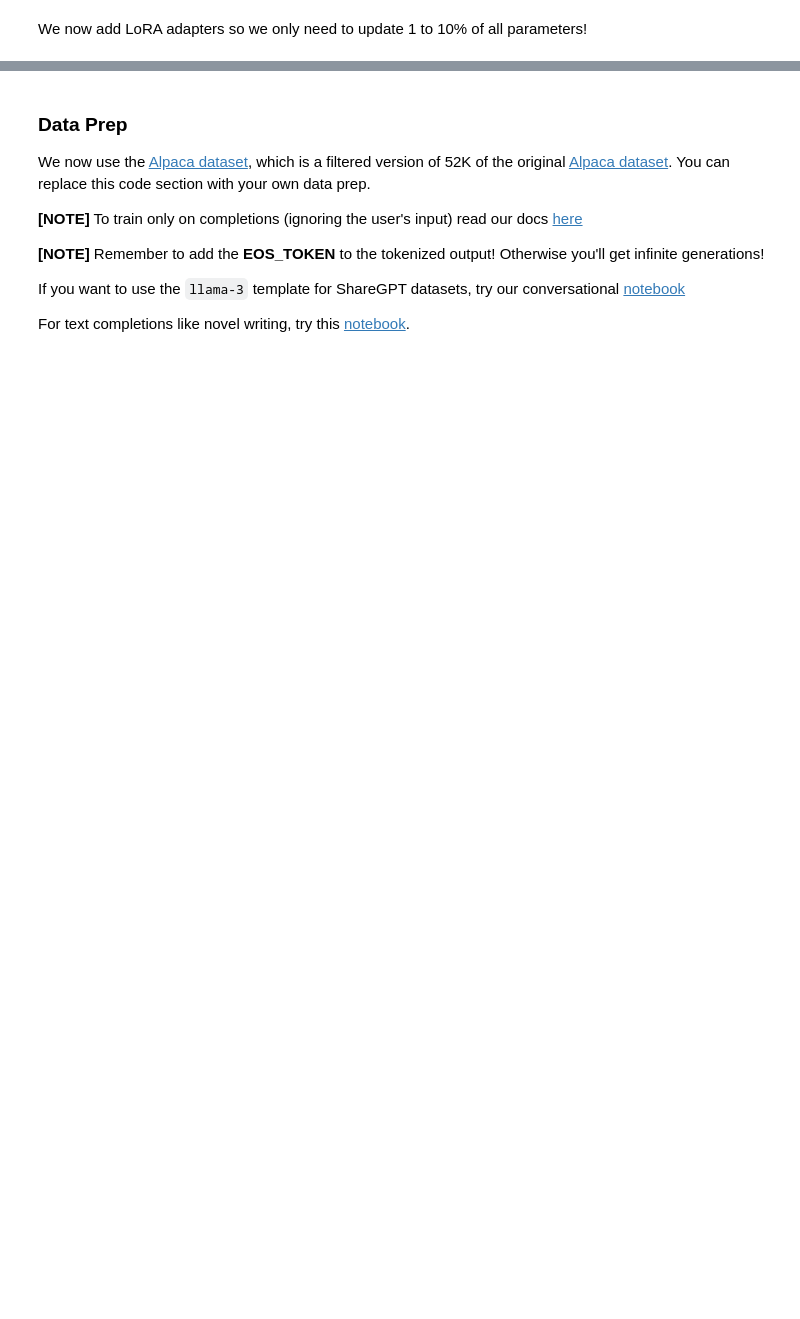
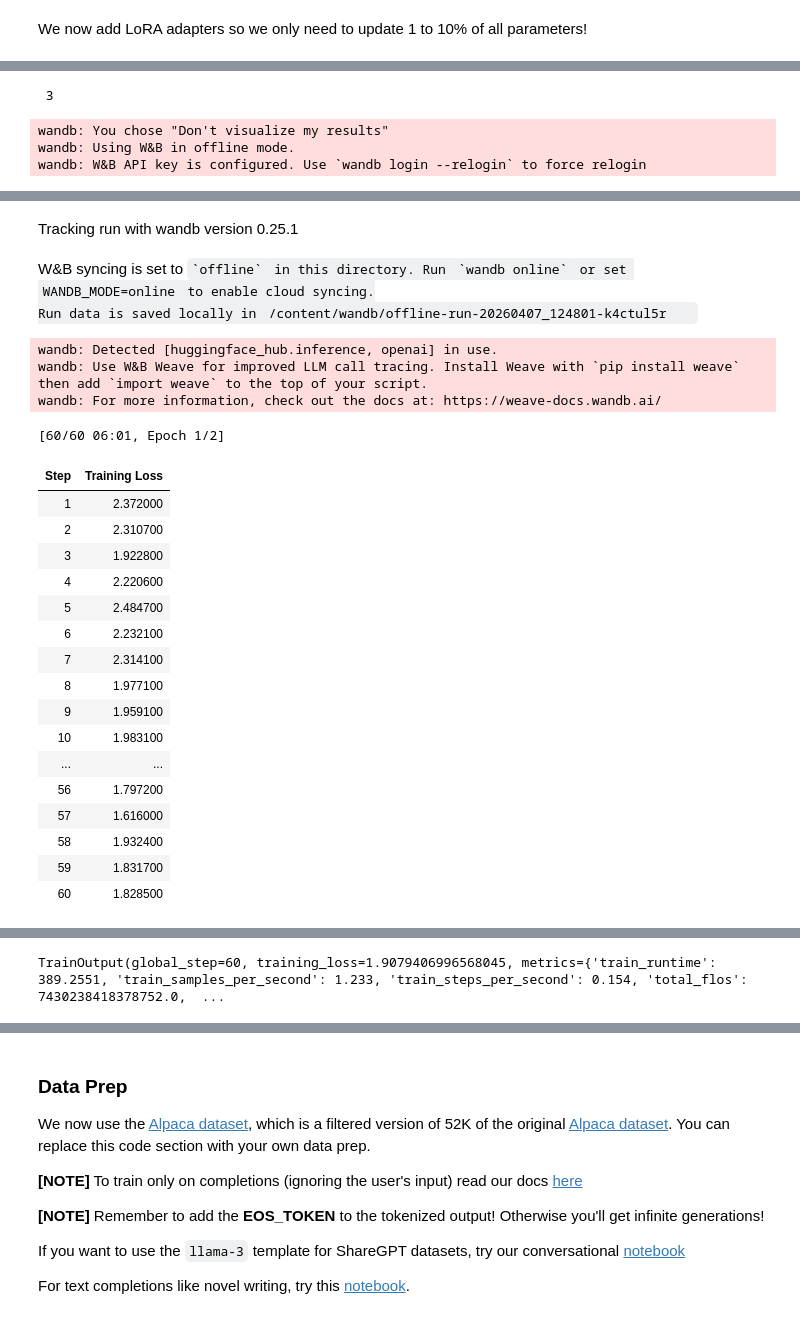
Before and after one commit to Aman-ui-design/Aman-ui-design1, a Jupyter notebook: nb/Llama3_(8B)-Alpaca.ipynb, the cells around one changed output, grey strips where cells are left out. Drawn from its saved outputs; the diff is of its cells as text; code cells hidden in the pictures; blank space fills up the shorter version.

```diff
--- a/nb/Llama3_(8B)-Alpaca.ipynb
+++ b/nb/Llama3_(8B)-Alpaca.ipynb
@@ -98,0 +125,21 @@ Unsloth 2026.4.4 patched 32 layers with 32 QKV layers, 32 O layers and 32 MLP la
+# %%
+from unsloth import FastLanguageModel
+import torch
+
+model, tokenizer = FastLanguageModel.from_pretrained(
+    model_name = "unsloth/Meta-Llama-3.1-8B-bnb-4bit",
+    max_seq_length = 2048,
+    load_in_4bit = True,
+)
+
+model = FastLanguageModel.get_peft_model(
+    model,
+    r = 16,
+    target_modules = ["q_proj", "k_proj", "v_proj", "o_proj",
+                      "gate_proj", "up_proj", "down_proj"],
+    lora_alpha = 16,
+    lora_dropout = 0,
+    bias = "none",
+    use_gradient_checkpointing = "unsloth",
+    random_state = 3407,
+)
@@ -98,0 +224,23 @@ Unsloth 2026.4.4 patched 32 layers with 32 QKV layers, 32 O layers and 32 MLP la
+# %%
+from trl import SFTTrainer
+from transformers import TrainingArguments
+
+trainer = SFTTrainer(
+    model = model,
+    tokenizer = tokenizer,
+    train_dataset = dataset,
+    dataset_text_field = "text",
+    max_seq_length = 2048,
+    args = TrainingArguments(
+        per_device_train_batch_size = 2,
+        gradient_accumulation_steps = 4,
+        max_steps = 60, # 60 steps is perfect for 6 papers
+        learning_rate = 2e-4,
+        fp16 = not torch.cuda.is_bf16_supported(),
+        bf16 = torch.cuda.is_bf16_supported(),
+        logging_steps = 1,
+        output_dir = "outputs",
+    ),
+)
+trainer.train()
+# %% [output]
@@ -98,0 +256,4 @@ Unsloth 2026.4.4 patched 32 layers with 32 QKV layers, 32 O layers and 32 MLP la
+ 3
+wandb: You chose "Don't visualize my results"
+wandb: Using W&B in offline mode.
+wandb: W&B API key is configured. Use `wandb login --relogin` to force relogin
@@ -98,0 +261,24 @@ Unsloth 2026.4.4 patched 32 layers with 32 QKV layers, 32 O layers and 32 MLP la
+Tracking run with wandb version 0.25.1
+W&B syncing is set to `offline` in this directory. Run `wandb online` or set WANDB_MODE=online to enable cloud syncing.
+Run data is saved locally in /content/wandb/offline-run-20260407_124801-k4ctul5r
+wandb: Detected [huggingface_hub.inference, openai] in use.
+wandb: Use W&B Weave for improved LLM call tracing. Install Weave with `pip install weave` then add `import weave` to the top of your script.
+wandb: For more information, check out the docs at: https://weave-docs.wandb.ai/
+[60/60 06:01, Epoch 1/2]
+| Step | Training Loss |
+| 1 | 2.372000 |
+| 2 | 2.310700 |
+| 3 | 1.922800 |
+| 4 | 2.220600 |
+| 5 | 2.484700 |
+| 6 | 2.232100 |
+| 7 | 2.314100 |
+| 8 | 1.977100 |
+| 9 | 1.959100 |
+| 10 | 1.983100 |
+| ... | ... |
+| 56 | 1.797200 |
+| 57 | 1.616000 |
+| 58 | 1.932400 |
+| 59 | 1.831700 |
+| 60 | 1.828500 |
@@ -98,0 +286 @@ Unsloth 2026.4.4 patched 32 layers with 32 QKV layers, 32 O layers and 32 MLP la
+TrainOutput(global_step=60, training_loss=1.9079406996568045, metrics={'train_runtime': 389.2551, 'train_samples_per_second': 1.233, 'train_steps_per_second': 0.154, 'total_flos': 7430238418378752.0,  ...
```
Also changed, not shown: parts of 21 cells of this notebook.
